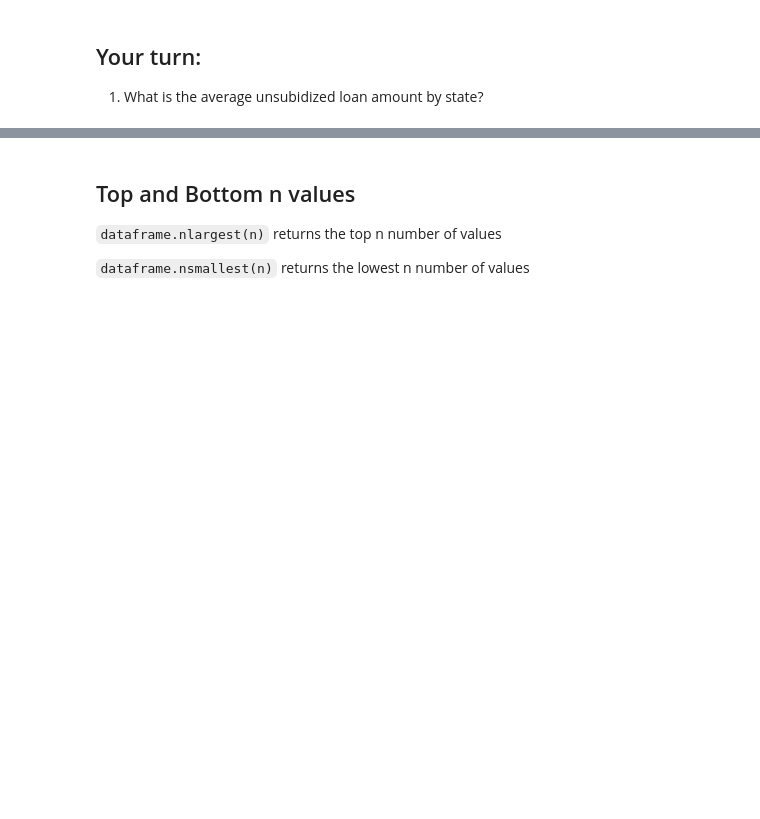
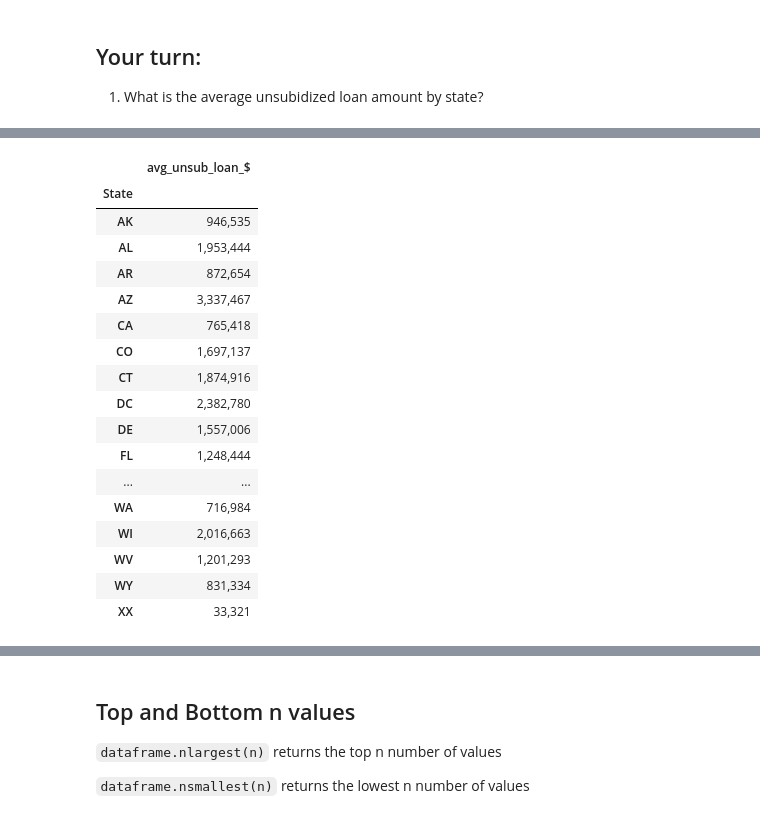
Before and after one commit to sashalcohen/CLASS-NOTES, a Jupyter notebook: wk08-groupby-analysis-SASHA.ipynb, the cells around one changed output, grey strips where cells are left out. Saved outputs shown, nothing was run; the diff lists cells and outputs as text; code cells hidden in the pictures; blank space fills up the shorter version.

```diff
--- a/wk08-groupby-analysis-SASHA.ipynb
+++ b/wk08-groupby-analysis-SASHA.ipynb
@@ -352,5 +373,25 @@ df.groupby(["School Type", "academic_year"])[["dl_sub_$","dl_unsub_$"]].agg(["su
 # %%
 ## write code here
+df.groupby("State")["dl_unsub_$"].mean().to_frame("avg_unsub_loan_$")
+# %% [output]
+|  | avg_unsub_loan_$ |
+| State |  |
+| AK | 946,535 |
+| AL | 1,953,444 |
+| AR | 872,654 |
+| AZ | 3,337,467 |
+| CA | 765,418 |
+| CO | 1,697,137 |
+| CT | 1,874,916 |
+| DC | 2,382,780 |
+| DE | 1,557,006 |
+| FL | 1,248,444 |
+| ... | ... |
+| WA | 716,984 |
+| WI | 2,016,663 |
+| WV | 1,201,293 |
+| WY | 831,334 |
+| XX | 33,321 |
 # %%
 ## USE TO FRAME
 # What is the average subidized loan amount by state?
```
Also changed, not shown: parts of 6 cells of this notebook.
